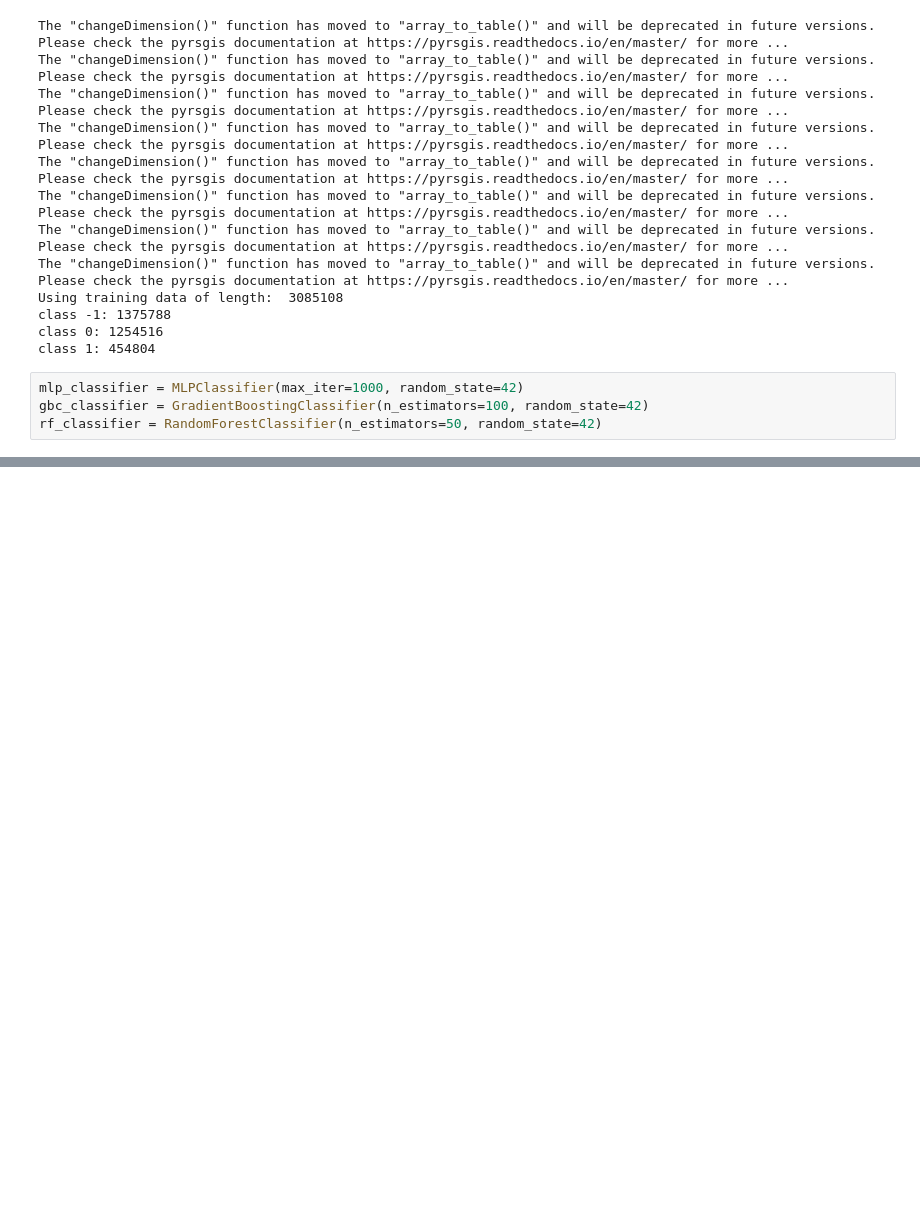
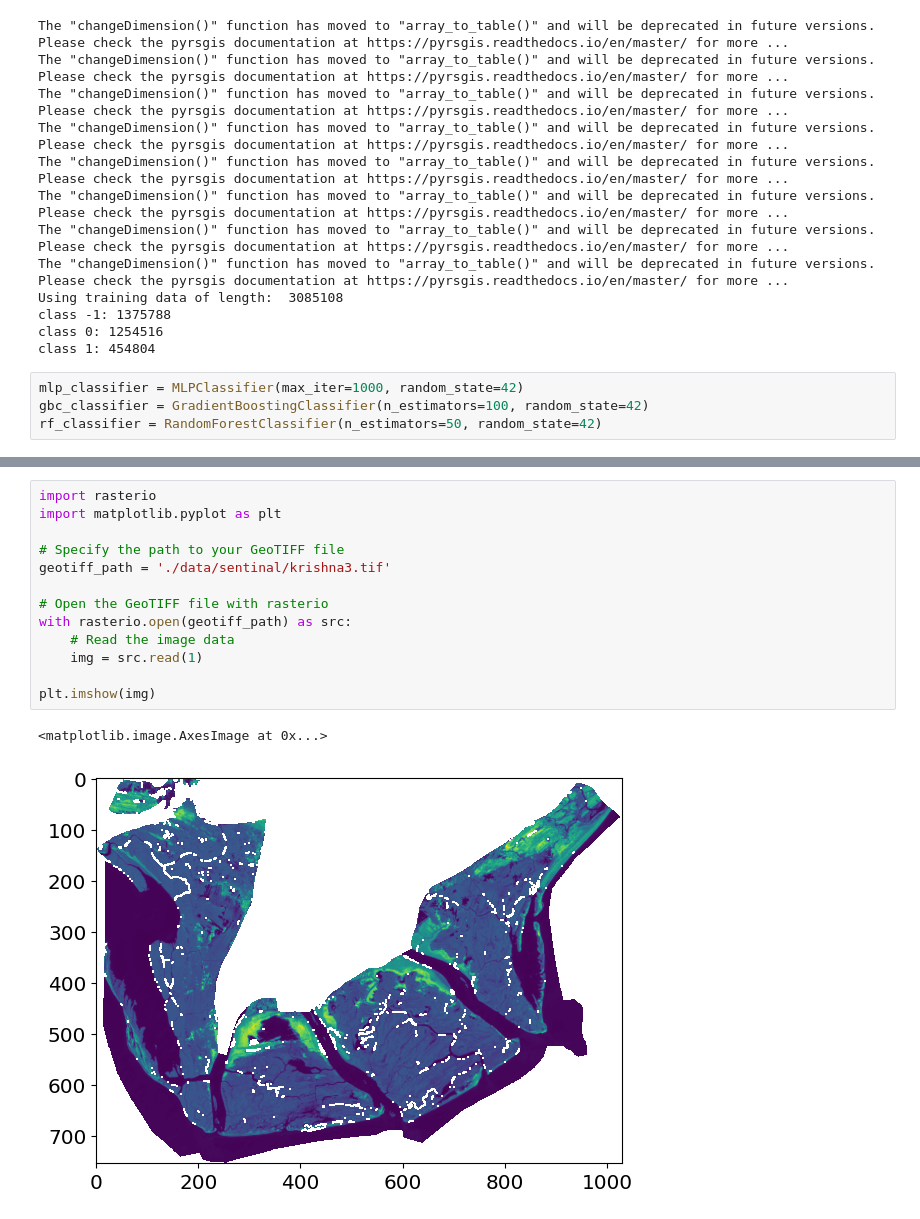
Before and after one commit to oops-moment/Remote-Sensing-BTP-1, a Jupyter notebook: neuralNetwork.ipynb, the cells around one changed output, grey strips where cells are left out. Drawn from its saved outputs; the diff is of its cells as text; blank space fills up the shorter version.

```diff
--- a/neuralNetwork.ipynb
+++ b/neuralNetwork.ipynb
@@ -391,0 +435,16 @@ plt.imshow(img)
+# %%
+import rasterio
+import matplotlib.pyplot as plt
+
+# Specify the path to your GeoTIFF file
+geotiff_path = './data/sentinal/krishna3.tif'
+
+# Open the GeoTIFF file with rasterio
+with rasterio.open(geotiff_path) as src:
+    # Read the image data
+    img = src.read(1)
+
+plt.imshow(img)
+# %% [output]
+<matplotlib.image.AxesImage at 0x...>
+[figure, added]
```
Also changed, not shown: parts of 17 cells of this notebook, 3 other files.
